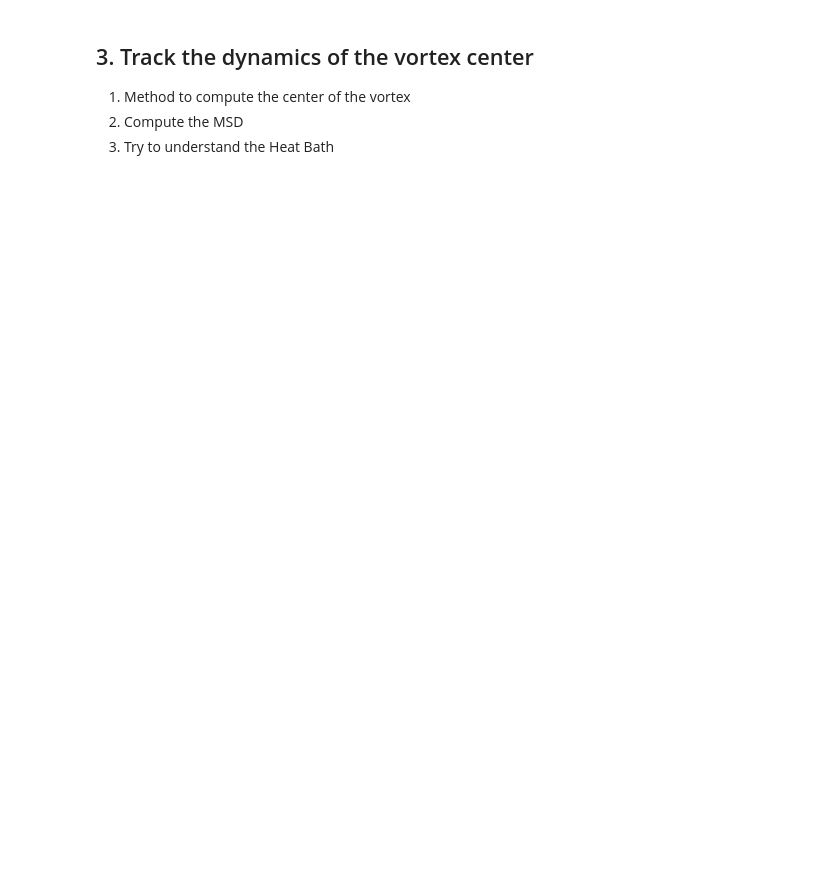
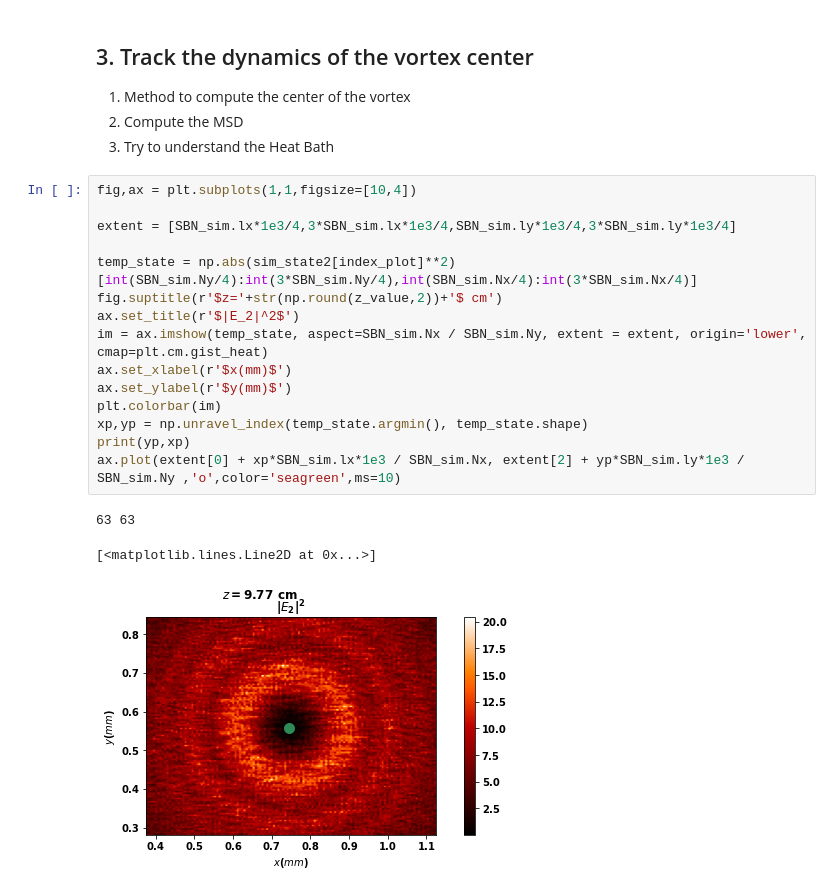
Before and after one commit to nunoazevedosilva/Quarmen2024, a Jupyter notebook: SimulationToolbox/Simulation_Superdiffusive_vortex.ipynb, the cells around one changed output. Saved outputs shown, nothing was run; the diff lists cells and outputs as text; blank space fills up the shorter version.

```diff
--- a/SimulationToolbox/Simulation_Superdiffusive_vortex.ipynb
+++ b/SimulationToolbox/Simulation_Superdiffusive_vortex.ipynb
@@ -318,3 +312,22 @@ Text(0, 0.5, '$y(mm)$')
 1. Method to compute the center of the vortex
 2. Compute the MSD
 3. Try to understand the Heat Bath
+# %%
+fig,ax = plt.subplots(1,1,figsize=[10,4])
+
+extent = [SBN_sim.lx*1e3/4,3*SBN_sim.lx*1e3/4,SBN_sim.ly*1e3/4,3*SBN_sim.ly*1e3/4]
+
+temp_state = np.abs(sim_state2[index_plot]**2)[int(SBN_sim.Ny/4):int(3*SBN_sim.Ny/4),int(SBN_sim.Nx/4):int(3*SBN_sim.Nx/4)]
+fig.suptitle(r'$z='+str(np.round(z_value,2))+'$ cm')
+ax.set_title(r'$|E_2|^2$')
+im = ax.imshow(temp_state, aspect=SBN_sim.Nx / SBN_sim.Ny, extent = extent, origin='lower', cmap=plt.cm.gist_heat)
+ax.set_xlabel(r'$x(mm)$')
+ax.set_ylabel(r'$y(mm)$')
+plt.colorbar(im)
+xp,yp = np.unravel_index(temp_state.argmin(), temp_state.shape)
+print(yp,xp)
+ax.plot(extent[0] + xp*SBN_sim.lx*1e3 / SBN_sim.Nx, extent[2] + yp*SBN_sim.ly*1e3 / SBN_sim.Ny ,'o',color='seagreen',ms=10)
+# %% [output]
+63 63
+[<matplotlib.lines.Line2D at 0x...>]
+[figure, added]
```
Also changed, not shown: parts of 16 cells of this notebook, 51 other files.
